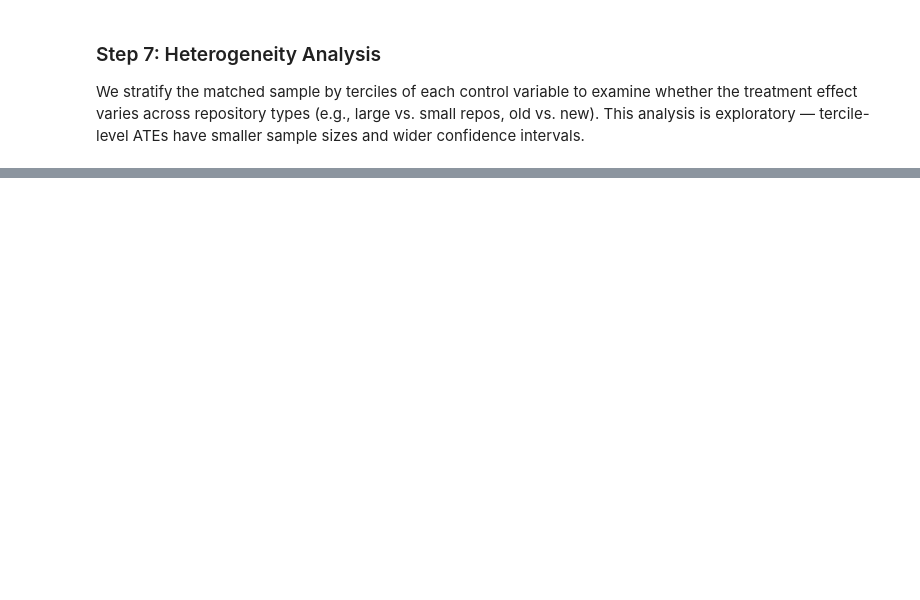
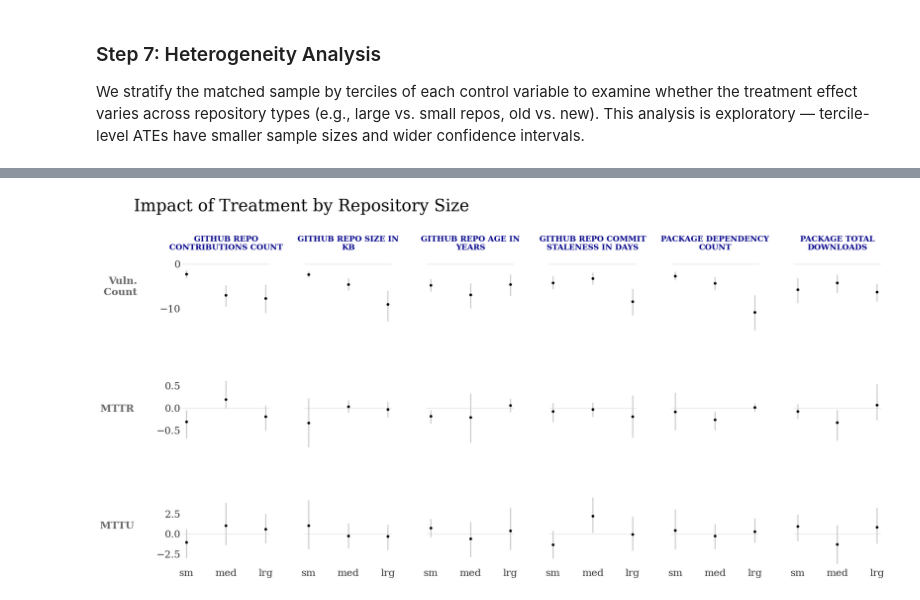
Before and after one commit to shcherbin/mads-siads-699-winter-2026-capstone, a Jupyter notebook: notebooks/rq1.ipynb, the cells around one changed output, grey strips where cells are left out. Drawn from its saved outputs; the diff is of its cells as text; code cells hidden in the pictures; blank space fills up the shorter version.

```diff
--- a/notebooks/rq1.ipynb
+++ b/notebooks/rq1.ipynb
@@ -966,0 +1041,79 @@ plt.show()
+# %%
+import matplotlib.pyplot as plt
+import pandas as pd
+import textwrap
+
+def tercile_ate(data, stratify_col, outcome_col):
+    data = data.copy()
+    data["tercile"] = pd.qcut(data[stratify_col], q=3, labels=["sm", "med", "lrg"])
+    results = {}
+    for label in ["sm", "med", "lrg"]:
+        subset = data[data["tercile"] == label]
+        if subset["treated"].nunique() < 2:
+            results[label] = None
+            continue
+        results[label] = bootstrap_ate(subset, outcome_col, n_bootstrap=1000)
+    return results
+
+outcomes = [("Vuln. Count", "vul_count"), ("MTTR", "mttr"), ("MTTU", "mttu")]
+
+# Tufte-style: Remove the heavy grid and boxes
+fig, axes = plt.subplots(len(outcomes), len(LOG_CONTROL_COLUMNS),
+                         figsize=(20, 10), sharey="row", sharex=True)
+
+for row, (outcome_name, outcome_col) in enumerate(outcomes):
+    analysis_df = matched_df.dropna(subset=[outcome_col])
+    for col_idx, strat_col in enumerate(LOG_CONTROL_COLUMNS):
+        ax = axes[row, col_idx]
+        results = tercile_ate(analysis_df, strat_col, outcome_col)
+
+        tercile_labels, ates, ci_lowers, ci_uppers = [], [], [], []
+        for label in ["sm", "med", "lrg"]:
+            if results[label] is not None:
+                tercile_labels.append(label)
+                ates.append(results[label]["ate"])
+                ci_lowers.append(results[label]["ci_lower"])
+                ci_uppers.append(results[label]["ci_upper"])
+
+        if ates:
+            yerr = [
+                [a - cl for a, cl in zip(ates, ci_lowers)],
+                [cu - a for a, cu in zip(ates, ci_uppers)]
+            ]
+
+            ax.errorbar(tercile_labels, ates, yerr=yerr, fmt='o',
+                        color='black', ecolor='#cccccc', elinewidth=2,
+                        capsize=0, markersize=4)
+
+            ax.axhline(0, color="#dddddd", linewidth=0.8, zorder=0)
+
+        for spine in ["top", "right", "left", "bottom"]:
+            ax.spines[spine].set_visible(False)
+
+        ax.tick_params(axis='x', which='both', length=0, labelsize=18)
+        ax.tick_params(axis='y', which='both', length=0, labelsize=18)
+
+        if row == 0:
+            clean_title = strat_col.replace("log_", "").replace("_", " ").upper()
+            # wrap the text so it doesn't overlap
+            wrapped_title = "\n".join(textwrap.wrap(clean_title, width=20))
+            ax.set_title(wrapped_title,
+                        fontsize=14,
+                        fontweight='bold',
+                        pad=20,
+                        color="darkblue")
+
+        if col_idx == 0:
+            # mttu, mttr, vul_count
+            wrapped_outcome = "\n".join(textwrap.wrap(outcome_name, width=5))
+            ax.set_ylabel(wrapped_outcome, fontsize=18, rotation=0, labelpad=40, ha='right', fontweight="bold", color="dimgrey")
+
+
+plt.tight_layout(rect=[0, 0.01, 1, 0.9])
+plt.subplots_adjust(wspace=0.4, hspace=0.6)
+plt.suptitle("Impact of Treatment by Repository Size",
+             fontsize=30, x=0.05, y=.98, ha='left')
+plt.subplots_adjust(wspace=0.4)
+plt.show()
+# %% [output]
+[figure, added]
```
Also changed, not shown: parts of 24 cells of this notebook.
